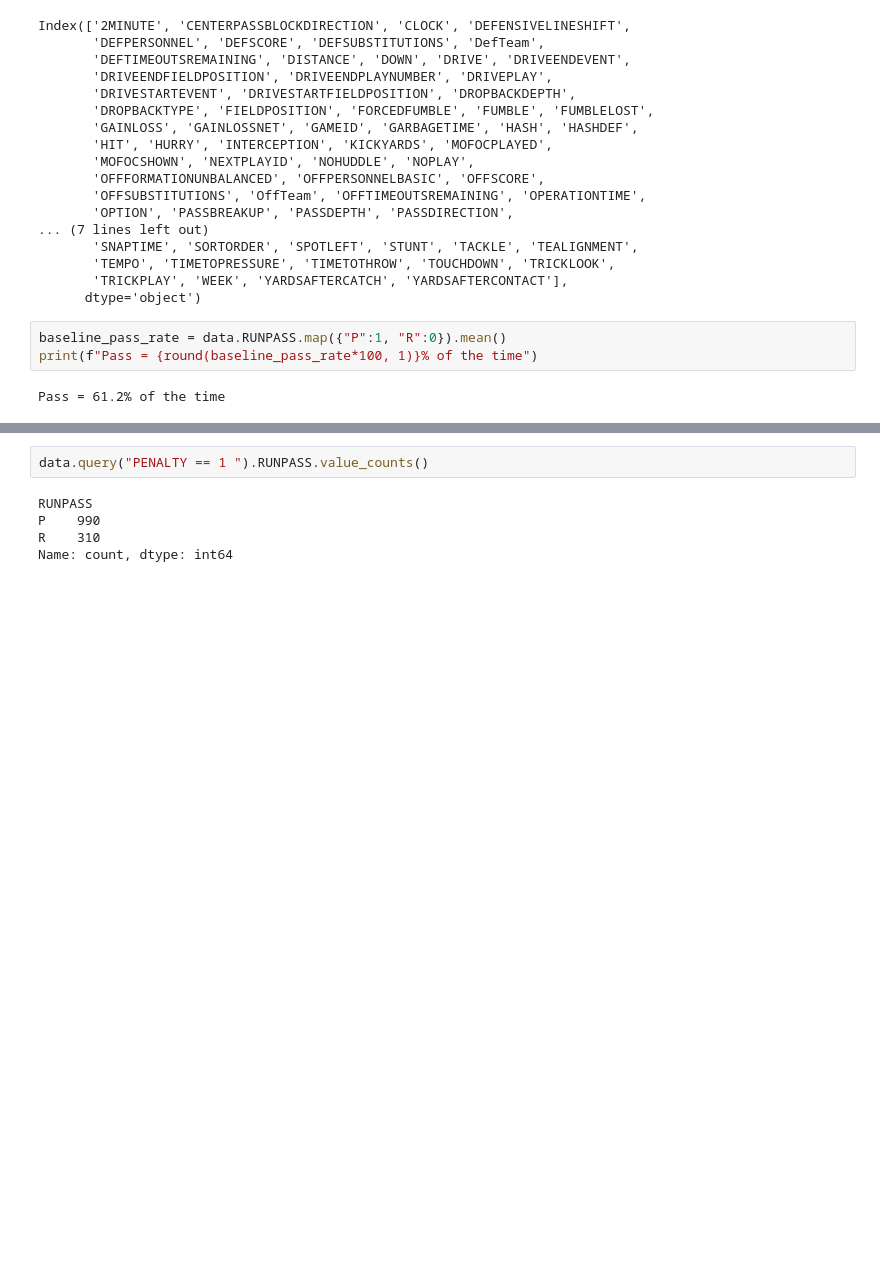
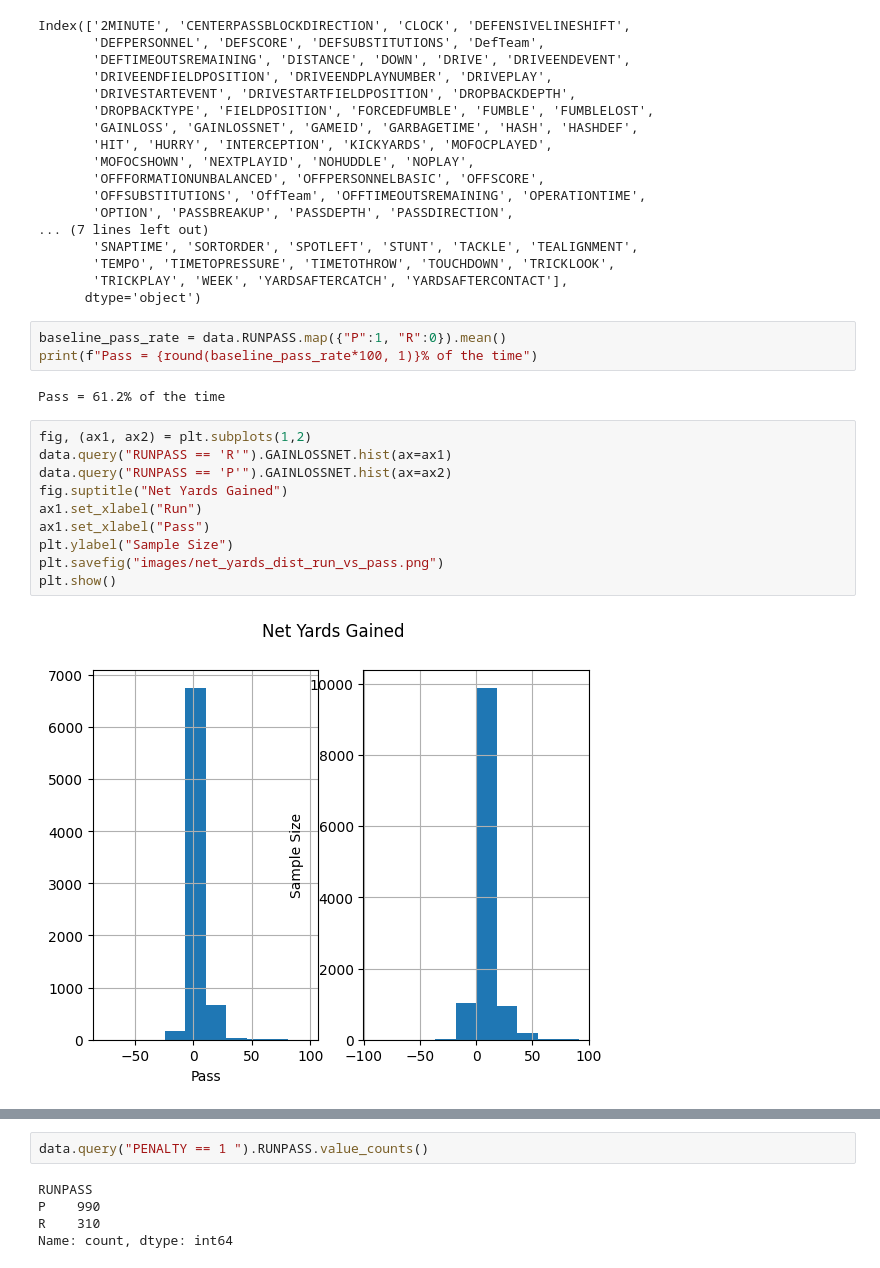
Before and after one commit to scottmaran/run_pass_prediction, a Jupyter notebook: eda.ipynb, the cells around one changed output, grey strips where cells are left out. Saved outputs shown, nothing was run; the diff lists cells and outputs as text; blank space fills up the shorter version.

Commit message:
model inspection, add images

```diff
--- a/eda.ipynb
+++ b/eda.ipynb
@@ -39,3 +39,15 @@ baseline_pass_rate = data.RUNPASS.map({"P":1, "R":0}).mean()
 print(f"Pass = {round(baseline_pass_rate*100, 1)}% of the time")
 # %% [output]
 Pass = 61.2% of the time
+# %%
+fig, (ax1, ax2) = plt.subplots(1,2)
+data.query("RUNPASS == 'R'").GAINLOSSNET.hist(ax=ax1)
+data.query("RUNPASS == 'P'").GAINLOSSNET.hist(ax=ax2)
+fig.suptitle("Net Yards Gained")
+ax1.set_xlabel("Run")
+ax1.set_xlabel("Pass")
+plt.ylabel("Sample Size")
+plt.savefig("images/net_yards_dist_run_vs_pass.png")
+plt.show()
+# %% [output]
+[figure, added]
```
Also changed, not shown: parts of 7 cells of this notebook, 10 other files.
